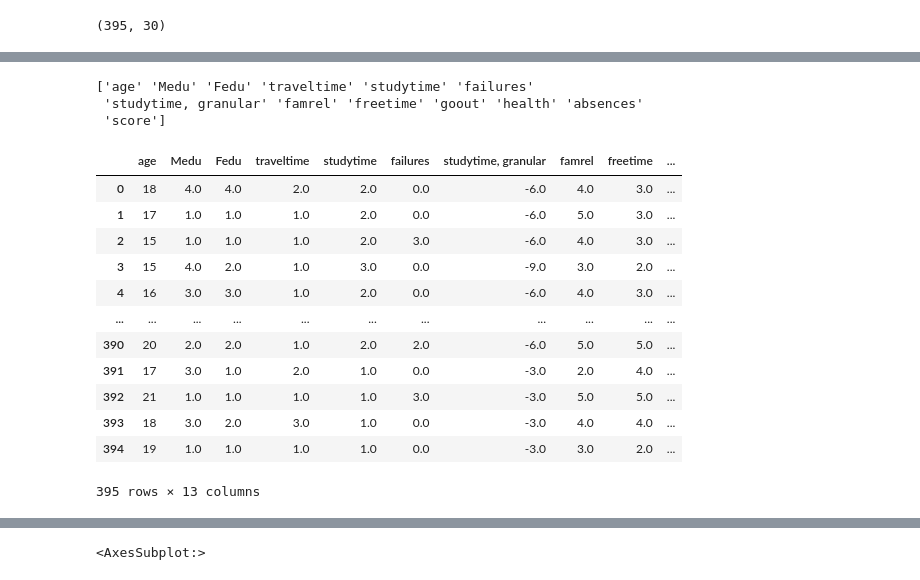
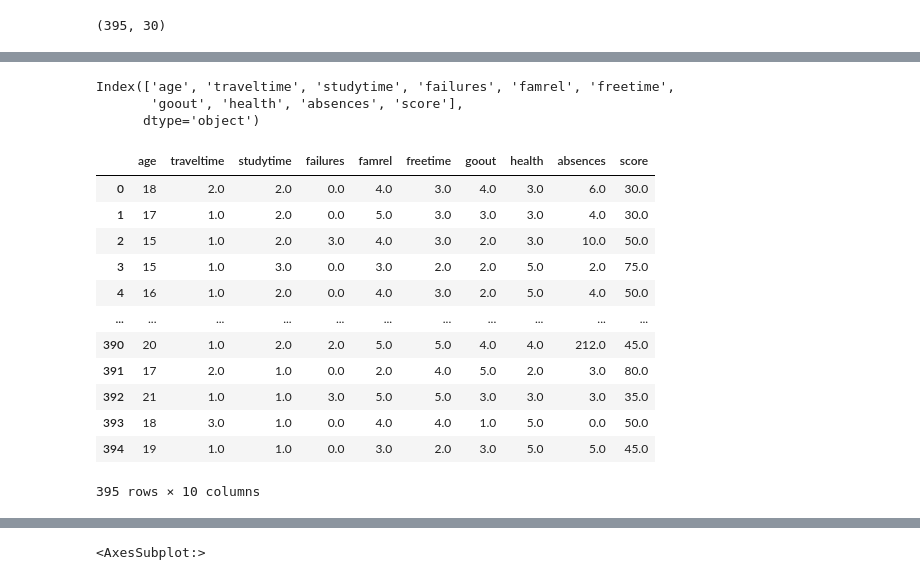
Before and after one commit to tempcat07/module_2, a Jupyter notebook: stud.ipynb, the cells around one changed output, grey strips where cells are left out. Saved outputs shown, nothing was run; the diff lists cells and outputs as text; code cells hidden in the pictures.

```diff
--- a/stud.ipynb
+++ b/stud.ipynb
@@ -113,25 +113,25 @@ memory usage: 92.7+ KB
 # %%
 # отбор числовых колонок
 stud_numeric = stud.select_dtypes(include=[np.number]) #pandas.core.frame.DataFrame numeric columns
-numeric_cols = stud_numeric.columns.values #class 'numpy.ndarray'
-#numeric_cols = stud.select_dtypes(include='number').columns # class 'pandas.core.indexes.base.Index'
-#numeric_cols = stud_numeric.columns # class 'pandas.core.indexes.base.Index'
+numeric_cols = stud_numeric.columns # class 'pandas.core.indexes.base.Index'
 print(numeric_cols)
 stud_numeric
+#в реальности , хотя и некоторые значения выражены цифрами ,но они являются номинативными переменными
+#а потому отбор числовых колонок хотелось бы изменить заменив цифры значениями категорий
 # %% [output]
-['age' 'Medu' 'Fedu' 'traveltime' 'studytime' 'failures'
- 'studytime, granular' 'famrel' 'freetime' 'goout' 'health' 'absences'
- 'score']
+Index(['age', 'traveltime', 'studytime', 'failures', 'famrel', 'freetime',
+       'goout', 'health', 'absences', 'score'],
+      dtype='object')
-|  | age | Medu | Fedu | traveltime | studytime | failures | studytime, granular | famrel | freetime | ... |
-| 0 | 18 | 4.0 | 4.0 | 2.0 | 2.0 | 0.0 | -6.0 | 4.0 | 3.0 | ... |
-| 1 | 17 | 1.0 | 1.0 | 1.0 | 2.0 | 0.0 | -6.0 | 5.0 | 3.0 | ... |
-| 2 | 15 | 1.0 | 1.0 | 1.0 | 2.0 | 3.0 | -6.0 | 4.0 | 3.0 | ... |
-| 3 | 15 | 4.0 | 2.0 | 1.0 | 3.0 | 0.0 | -9.0 | 3.0 | 2.0 | ... |
-| 4 | 16 | 3.0 | 3.0 | 1.0 | 2.0 | 0.0 | -6.0 | 4.0 | 3.0 | ... |
+|  | age | traveltime | studytime | failures | famrel | freetime | goout | health | absences | score |
+| 0 | 18 | 2.0 | 2.0 | 0.0 | 4.0 | 3.0 | 4.0 | 3.0 | 6.0 | 30.0 |
+| 1 | 17 | 1.0 | 2.0 | 0.0 | 5.0 | 3.0 | 3.0 | 3.0 | 4.0 | 30.0 |
+| 2 | 15 | 1.0 | 2.0 | 3.0 | 4.0 | 3.0 | 2.0 | 3.0 | 10.0 | 50.0 |
+| 3 | 15 | 1.0 | 3.0 | 0.0 | 3.0 | 2.0 | 2.0 | 5.0 | 2.0 | 75.0 |
+| 4 | 16 | 1.0 | 2.0 | 0.0 | 4.0 | 3.0 | 2.0 | 5.0 | 4.0 | 50.0 |
 | ... | ... | ... | ... | ... | ... | ... | ... | ... | ... | ... |
-| 390 | 20 | 2.0 | 2.0 | 1.0 | 2.0 | 2.0 | -6.0 | 5.0 | 5.0 | ... |
-| 391 | 17 | 3.0 | 1.0 | 2.0 | 1.0 | 0.0 | -3.0 | 2.0 | 4.0 | ... |
-| 392 | 21 | 1.0 | 1.0 | 1.0 | 1.0 | 3.0 | -3.0 | 5.0 | 5.0 | ... |
-| 393 | 18 | 3.0 | 2.0 | 3.0 | 1.0 | 0.0 | -3.0 | 4.0 | 4.0 | ... |
-| 394 | 19 | 1.0 | 1.0 | 1.0 | 1.0 | 0.0 | -3.0 | 3.0 | 2.0 | ... |
+| 390 | 20 | 1.0 | 2.0 | 2.0 | 5.0 | 5.0 | 4.0 | 4.0 | 212.0 | 45.0 |
+| 391 | 17 | 2.0 | 1.0 | 0.0 | 2.0 | 4.0 | 5.0 | 2.0 | 3.0 | 80.0 |
+| 392 | 21 | 1.0 | 1.0 | 3.0 | 5.0 | 5.0 | 3.0 | 3.0 | 3.0 | 35.0 |
+| 393 | 18 | 3.0 | 1.0 | 0.0 | 4.0 | 4.0 | 1.0 | 5.0 | 0.0 | 50.0 |
+| 394 | 19 | 1.0 | 1.0 | 0.0 | 3.0 | 2.0 | 3.0 | 5.0 | 5.0 | 45.0 |
-395 rows × 13 columns
+395 rows × 10 columns
```
Also changed, not shown: parts of 10 cells of this notebook.
